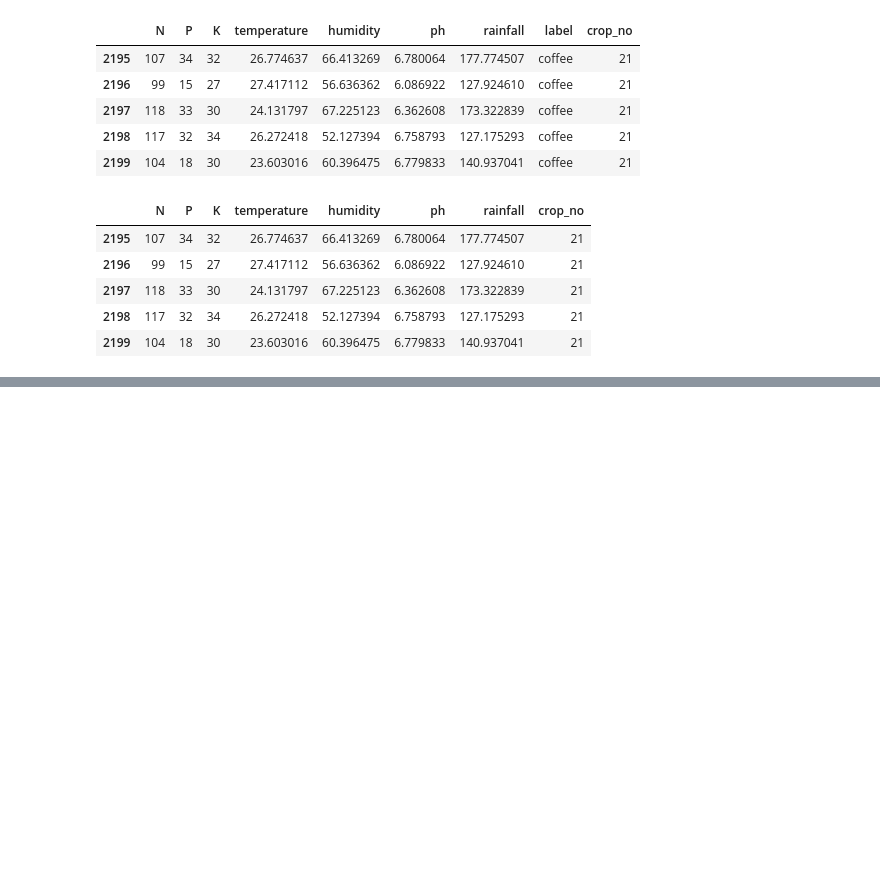
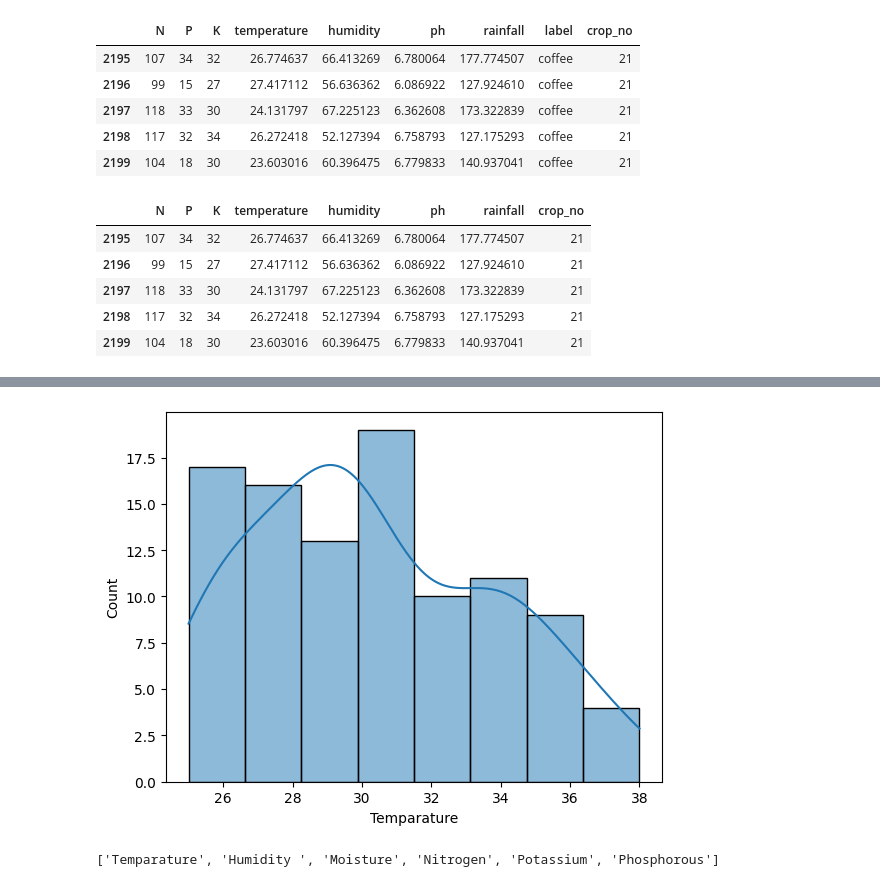
Before and after one commit to JayaramTentu/Cropfertlizer, a Jupyter notebook: crop.ipynb, the cells around one changed output, grey strips where cells are left out. Saved outputs shown, nothing was run; the diff lists cells and outputs as text; code cells hidden in the pictures; blank space fills up the shorter version.

```diff
--- a/crop.ipynb
+++ b/crop.ipynb
@@ -284,0 +489,11 @@ crop.tail()
+# %%
+sns.histplot(fertilizer['Temparature'], kde=True)
+plt.show()
+# %% [output]
+[figure, added]
+# %%
+# Only select the numerical columns
+features = fertilizer.select_dtypes(include=[np.number]).columns.tolist()
+print(features)
+# %% [output]
+['Temparature', 'Humidity ', 'Moisture', 'Nitrogen', 'Potassium', 'Phosphorous']
```
Also changed, not shown: parts of 46 cells of this notebook, 4 other files.
